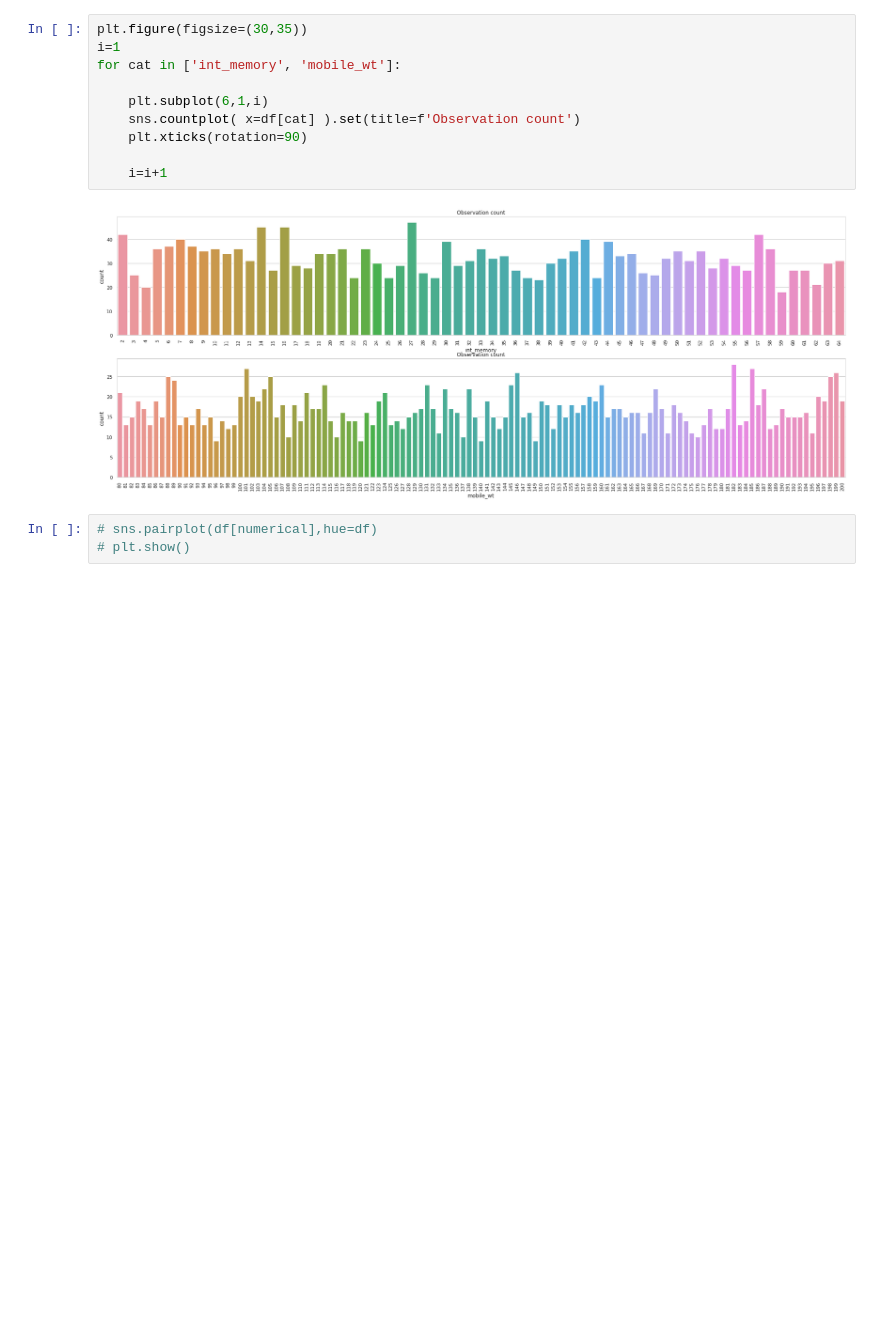
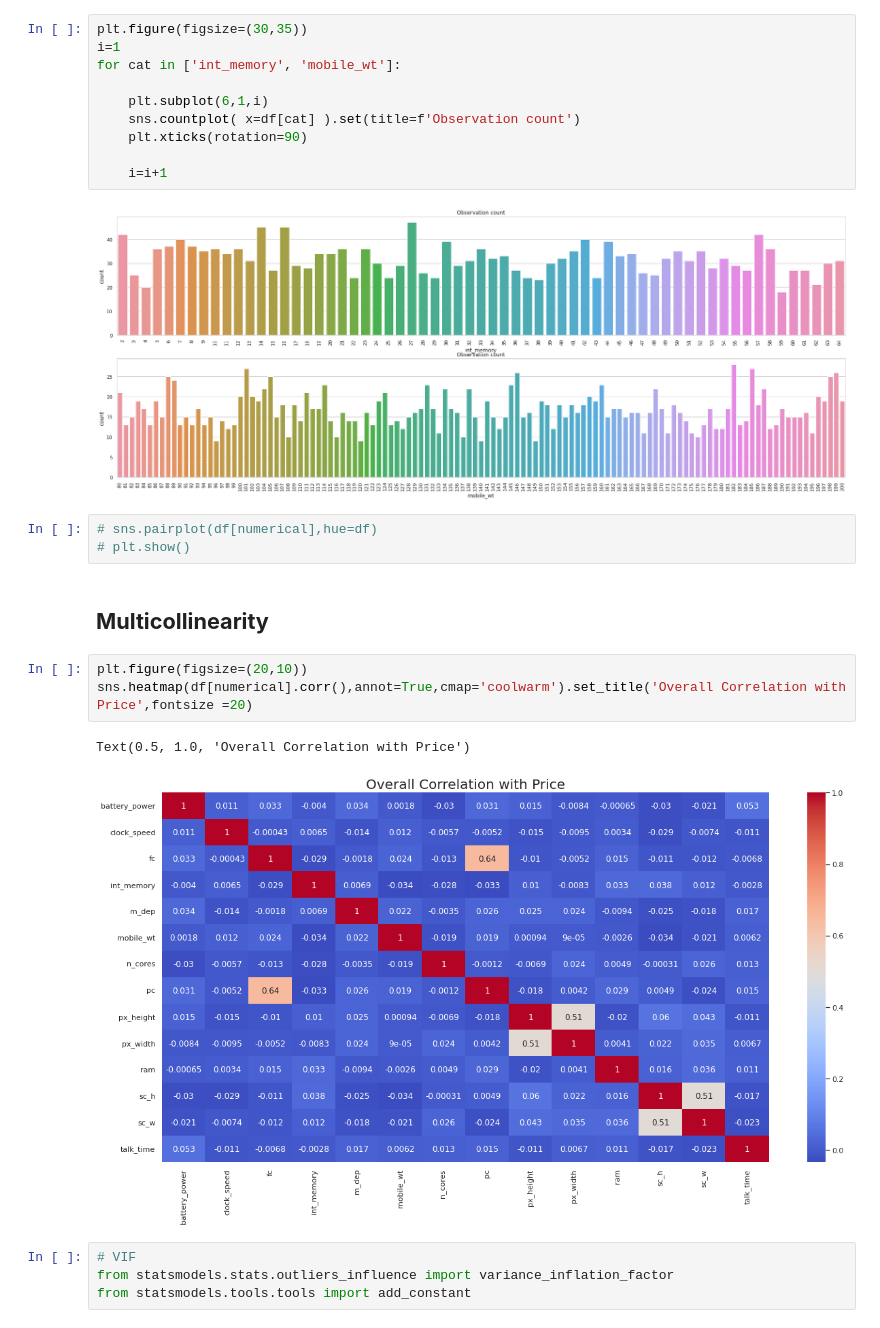
Before and after one commit to amanichivilkar/Mobile-Price-Range-Prediction, a Jupyter notebook: Mobile_Price_Range_Prediction.ipynb, the cells around one changed output. Drawn from its saved outputs; the diff is of its cells as text; blank space fills up the shorter version.

```diff
--- a/Mobile_Price_Range_Prediction.ipynb
+++ b/Mobile_Price_Range_Prediction.ipynb
@@ -339,3 +339,15 @@ for cat in ['int_memory', 'mobile_wt']:
 # %%
 # sns.pairplot(df[numerical],hue=df)
 # plt.show()
+# %% [markdown]
+## **Multicollinearity**
+# %%
+plt.figure(figsize=(20,10))
+sns.heatmap(df[numerical].corr(),annot=True,cmap='coolwarm').set_title('Overall Correlation with Price',fontsize =20)
+# %% [output]
+Text(0.5, 1.0, 'Overall Correlation with Price')
+[figure, added]
+# %%
+# VIF
+from statsmodels.stats.outliers_influence import variance_inflation_factor
+from statsmodels.tools.tools import add_constant
```
Also changed, not shown: parts of 12 cells of this notebook.
